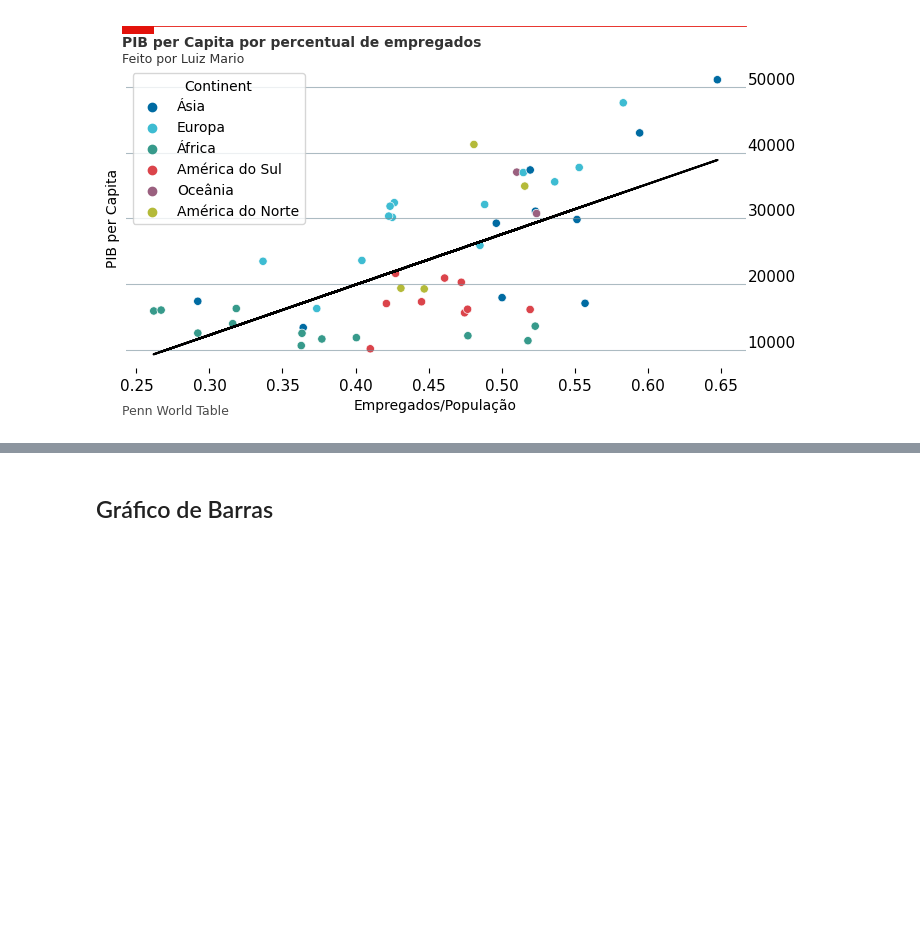
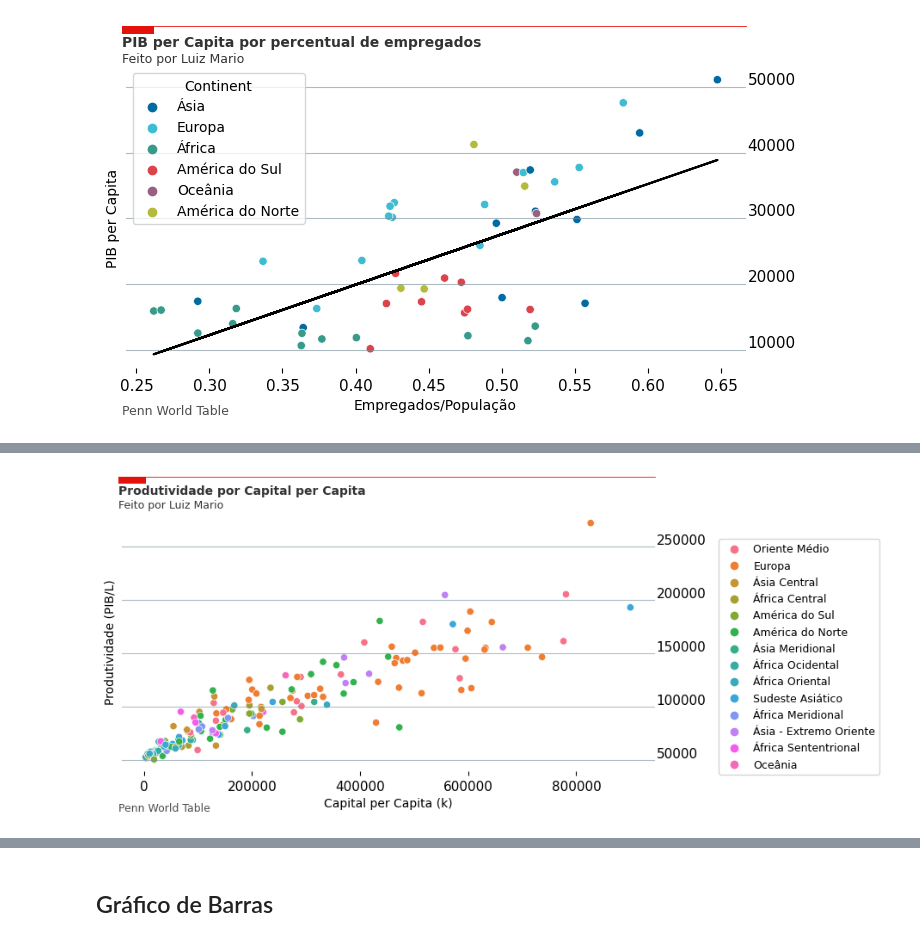
Before and after one commit to luizmarioags/Teoria-do-Desenvolvimento-Economico-, a Jupyter notebook: Gráficos_The_Economist.ipynb, the cells around one changed output, grey strips where cells are left out. Drawn from its saved outputs; the diff is of its cells as text; code cells hidden in the pictures; blank space fills up the shorter version.

```diff
--- a/Gráficos_The_Economist.ipynb
+++ b/Gráficos_The_Economist.ipynb
@@ -1458,0 +1468,5 @@ plt.savefig('/content/Gráficos',           # Configurando caminho e nome do arq
+# %%
+# Escolhemos ler a planilha de datas
+data_set_todos_paises = pd.read_excel('Capital Stock^LJ PIB^LJ Trabalhadores - Todos os Países (2019)_regioes.xlsx', sheet_name = 'Data')
+# Vizualizando o nosso data set
+data_set_todos_paises
@@ -1458,0 +1487,6 @@ plt.savefig('/content/Gráficos',           # Configurando caminho e nome do arq
+# %%
+# Calculando o PIB/L
+data_set_todos_paises["PIB/L"] = data_set_todos_paises['AggValue']/data_set_todos_paises['EMP']
+# Calculando o k
+data_set_todos_paises["k"] = data_set_todos_paises['Capital Stock']/data_set_todos_paises['EMP']
+data_set_todos_paises
@@ -1458,0 +1507,56 @@ plt.savefig('/content/Gráficos',           # Configurando caminho e nome do arq
+# %%
+# Gráfico de Dispersão
+# Gerando o gráfico
+# Configurando o tamanho do gráfico
+fig, ax = plt.subplots(figsize=(8,4))
+# Criando o grid
+ax.grid(which="major", axis='y', color='#758D99', alpha=0.6, zorder=1)
+# Definindo uma paleta de cores
+colors = ['#DB444B', '#DB444B', '#3EBCD2', '#379A8B', '#EBB434', '#B4BA39', '#9A607F', '#D1B07C']
+sns.set_palette(sns.color_palette(colors))
+# Plotando os dados
+ax = sns.scatterplot(x='k', y='PIB/L', data= data_set_todos_paises, hue = 'Continente')
+plt.legend(loc = 'upper left', borderaxespad = 5,bbox_to_anchor=(1.02, 1.1), fontsize = 9)
+# Removendo os splines
+ax.set_frame_on(False)
+ax.tick_params(top=False)
+ax.tick_params(labeltop=False)
+# Formando o tamanho da legenda do eixo x
+ax.xaxis.set_tick_params(labelsize=11)
+# Formando o tamanho da legenda do eixo y
+ax.set_yticklabels(np.arange(0,300000,50000),
+                   ha = 'left',
+                   verticalalignment='bottom')
+ax.yaxis.set_tick_params(pad=-2,
+                         labeltop=True,
+                         labelbottom=False,
+                         bottom=False,
+                         labelsize=11)
+# Adicionando as legendas para cada um dos países
+ax.set(xlabel = 'Capital per Capita (k)',ylabel ='Produtividade (PIB/L)')
+# Adicionando as linhas
+ax.plot([0.12, .9],
+        [.98, .98],
+        transform=fig.transFigure,
+        clip_on=False,
+        color='#E3120B',
+        linewidth=.6)
+ax.add_patch(plt.Rectangle((0.12,.98),
+                           0.04,
+                           -0.02,
+                           facecolor='#E3120B',
+                           transform=fig.transFigure,
+                           clip_on=False,
+                           linewidth = 0))
+# Adicionando título e subtítulo
+ax.text(x=0.12, y=.93, s="Produtividade por Capital per Capita", transform=fig.transFigure, ha='left', fontsize=10, weight='bold', alpha=.8)
+ax.text(x=0.12, y=.89, s="Feito por Luiz Mario", transform=fig.transFigure, ha='left', fontsize=9, alpha=.8)
+# Adicionando o texto da fonte
+ax.text(x=0.12, y=0.01, s="""Penn World Table""", transform=fig.transFigure, ha='left', fontsize=9, alpha=.7)
+# Plotando o gráfico
+plt.savefig('/content/Gráficos',           # Configurando caminho e nome do arquivo
+            dpi = 300,                     # Configurando os pontos por polegada (Resolução)
+            bbox_inches="tight",           # Removendo espaço em branco extra
+            facecolor='white')             # Configurando o fundo de tela para branco
+# %% [output]
+[figure, added]
```
Also changed, not shown: parts of 10 cells of this notebook.
